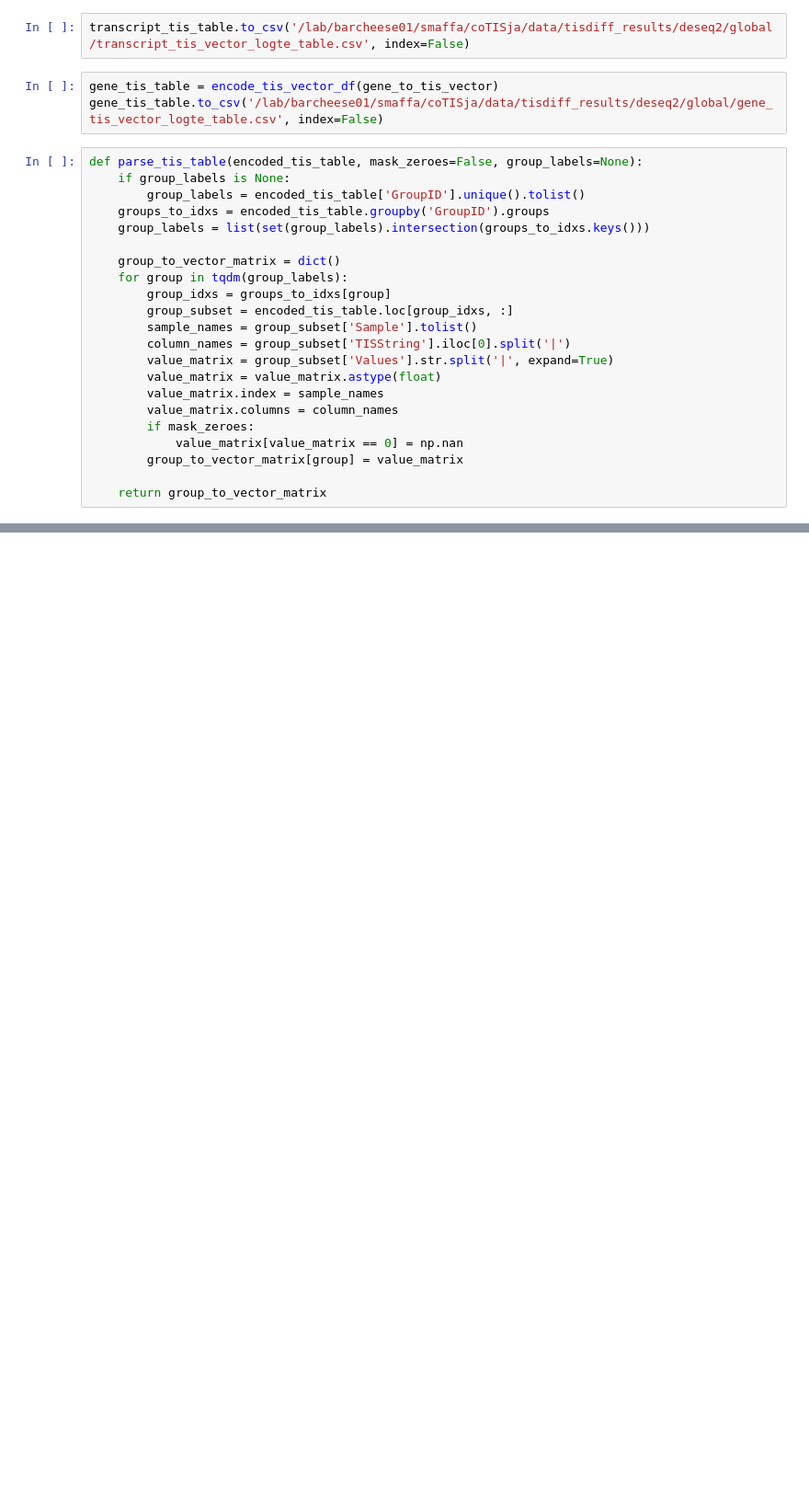
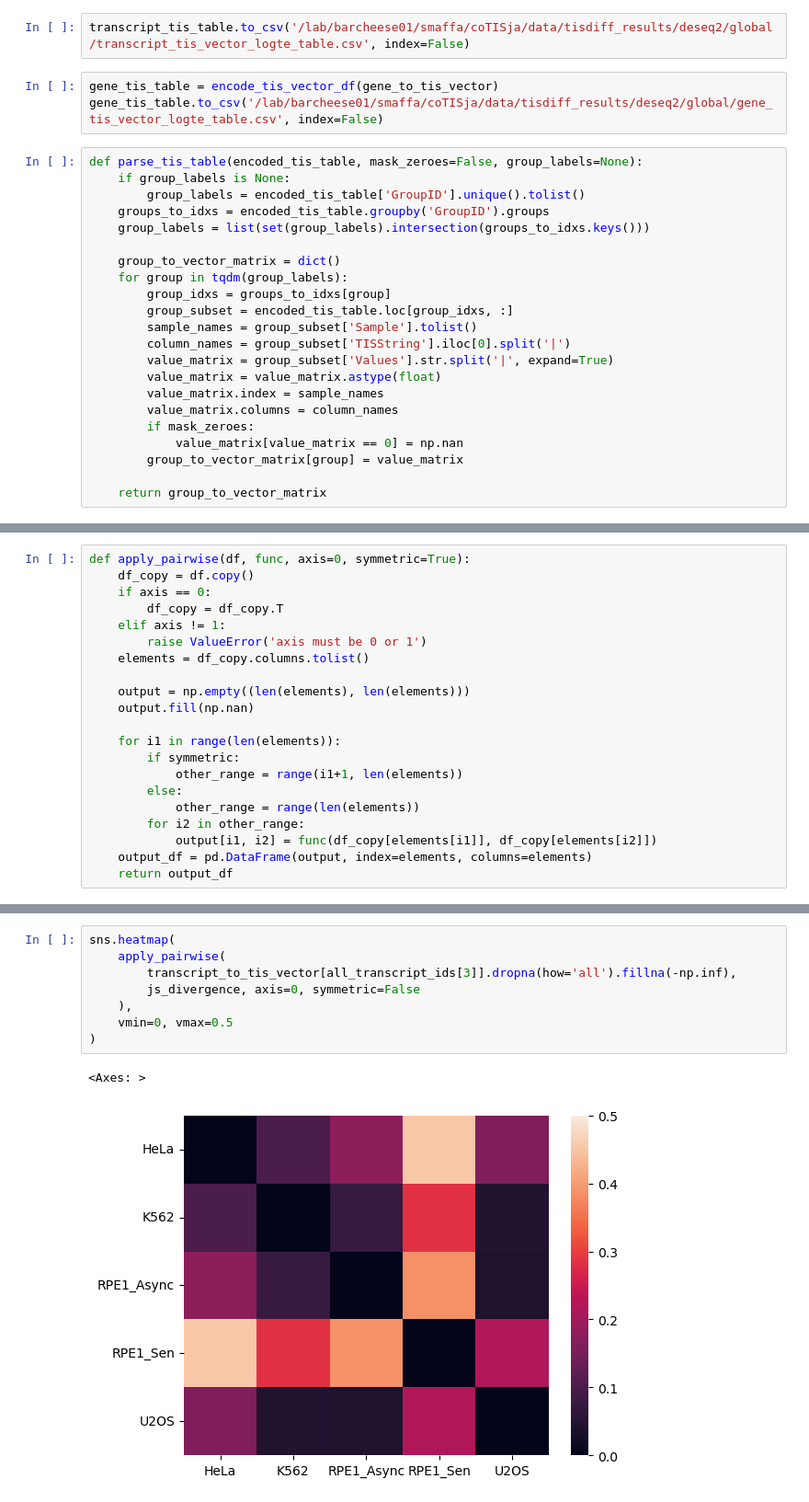
Before and after one commit to cheeseman-lab/coTISja, a Jupyter notebook: src/notebooks/sample_comparison.ipynb, the cells around one changed output, grey strips where cells are left out. Shown at 92% size. Saved outputs shown, nothing was run; the diff lists cells and outputs as text; blank space fills up the shorter version.

```diff
--- a/src/notebooks/sample_comparison.ipynb
+++ b/src/notebooks/sample_comparison.ipynb
@@ -1882,0 +1347,21 @@ def parse_tis_table(encoded_tis_table, mask_zeroes=False, group_labels=None):
+# %%
+def apply_pairwise(df, func, axis=0, symmetric=True):
+    df_copy = df.copy()
+    if axis == 0:
+        df_copy = df_copy.T
+    elif axis != 1:
+        raise ValueError('axis must be 0 or 1')
+    elements = df_copy.columns.tolist()
+
+    output = np.empty((len(elements), len(elements)))
+    output.fill(np.nan)
+
+    for i1 in range(len(elements)):
+        if symmetric:
+            other_range = range(i1+1, len(elements))
+        else:
+            other_range = range(len(elements))
+        for i2 in other_range:
+            output[i1, i2] = func(df_copy[elements[i1]], df_copy[elements[i2]])
+    output_df = pd.DataFrame(output, index=elements, columns=elements)
+    return output_df
@@ -1882,0 +1375,11 @@ def parse_tis_table(encoded_tis_table, mask_zeroes=False, group_labels=None):
+# %%
+sns.heatmap(
+    apply_pairwise(
+        transcript_to_tis_vector[all_transcript_ids[3]].dropna(how='all').fillna(-np.inf),
+        js_divergence, axis=0, symmetric=False
+    ),
+    vmin=0, vmax=0.5
+)
+# %% [output]
+<Axes: >
+[figure, added]
```
Also changed, not shown: parts of 102 cells of this notebook.
